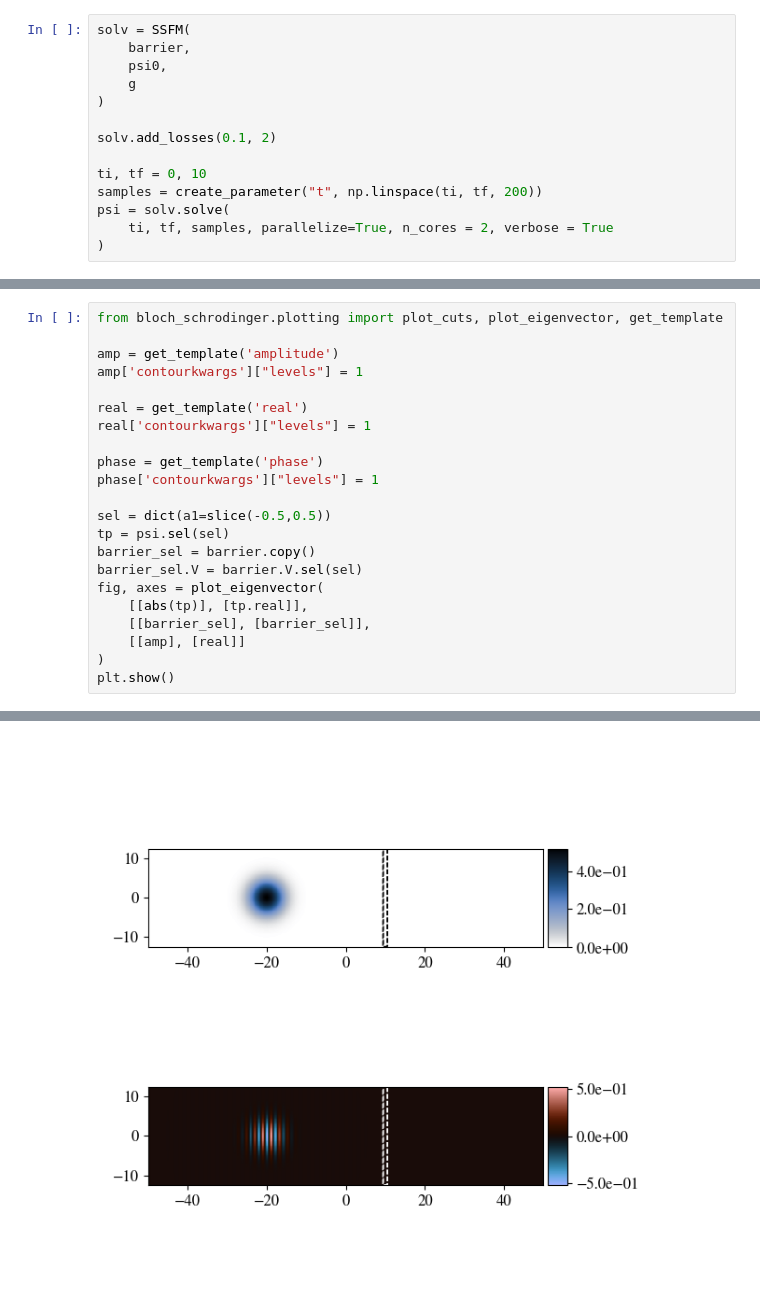
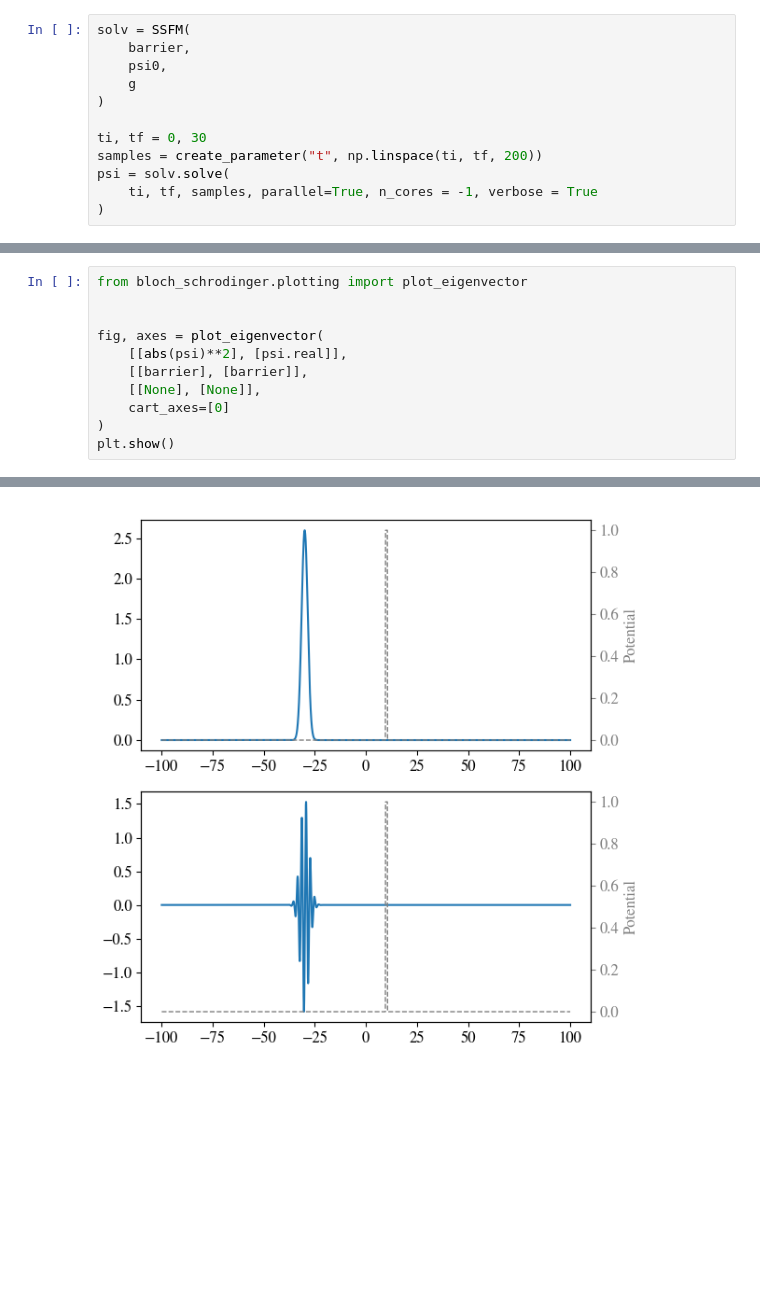
Before and after one commit to GuillotMartin/BECs, a Jupyter notebook: docs/tunnel.ipynb, the cells around one changed output, grey strips where cells are left out. Saved outputs shown, nothing was run; the diff lists cells and outputs as text; blank space fills up the shorter version.

```diff
--- a/docs/tunnel.ipynb
+++ b/docs/tunnel.ipynb
@@ -46,10 +46,8 @@ solv = SSFM(
     g
 )
 
-solv.add_losses(0.1, 2)
-
-ti, tf = 0, 10
+ti, tf = 0, 30
 samples = create_parameter("t", np.linspace(ti, tf, 200))
 psi = solv.solve(
-    ti, tf, samples, parallelize=True, n_cores = 2, verbose = True
+    ti, tf, samples, parallel=True, n_cores = -1, verbose = True
 )
@@ -60,23 +54,12 @@ psi = solv.solve(
 # %%
-from bloch_schrodinger.plotting import plot_cuts, plot_eigenvector, get_template
+from bloch_schrodinger.plotting import plot_eigenvector
 
-amp = get_template('amplitude')
-amp['contourkwargs']["levels"] = 1
 
-real = get_template('real')
-real['contourkwargs']["levels"] = 1
-
-phase = get_template('phase')
-phase['contourkwargs']["levels"] = 1
-
-sel = dict(a1=slice(-0.5,0.5))
-tp = psi.sel(sel)
-barrier_sel = barrier.copy()
-barrier_sel.V = barrier.V.sel(sel)
 fig, axes = plot_eigenvector(
-    [[abs(tp)], [tp.real]],
-    [[barrier_sel], [barrier_sel]],
-    [[amp], [real]]
+    [[abs(psi)**2], [psi.real]],
+    [[barrier], [barrier]],
+    [[None], [None]],
+    cart_axes=[0]
 )
 plt.show()
 # %% [output]
@@ -84 +67 @@ VBox(children=(FloatSlider(value=0.0, description='t', max=10.0, step=0.05025125
-[figure, old version]
+[figure, new version]
```
Also changed, not shown: parts of 4 cells of this notebook, 10 other files.
